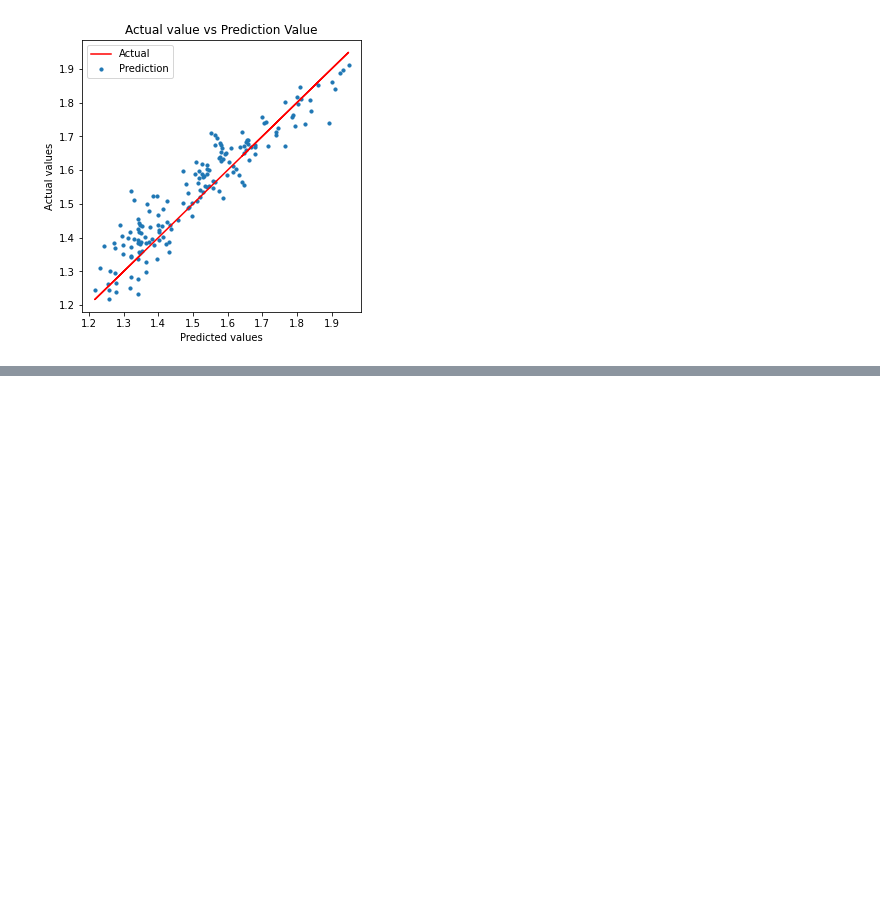
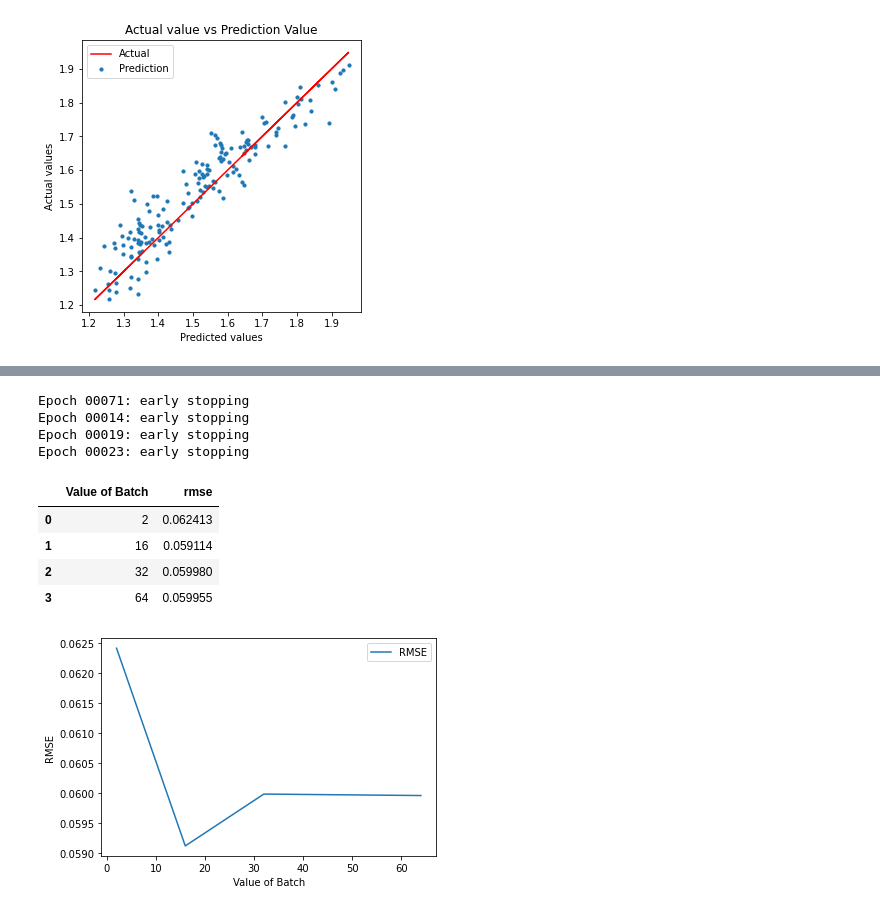
Before and after one commit to YongchangXie/INM701, a Jupyter notebook: Coursework.ipynb, the cells around one changed output, grey strips where cells are left out. Saved outputs shown, nothing was run; the diff lists cells and outputs as text; code cells hidden in the pictures; blank space fills up the shorter version.

```diff
--- a/Coursework.ipynb
+++ b/Coursework.ipynb
@@ -384,0 +391,52 @@ Root Mean Squared Error: 0.047015825685089184
+# %%
+# Fourth Technology - Neural Networks -1
+
+# Creating Neural Networks
+# Set up a keras model & Initialising the NN
+model_nn_batch = Sequential()
+# Adding the input layer and first hidden layer
+model_nn_batch.add(Dense(4,input_dim=X.shape[1], activation='relu'))
+# Setting the number of neurons is 4,input_dim is the number of columns of the dataset,the activation function is ReLU in this case
+# Adding dropout to prevent overfitting
+model_nn_batch.add(Dropout(0.1))
+# Adding second hidden layers with 4 neurons
+model_nn_batch.add(Dense(4,activation='relu'))
+# Adding dropout to prevent overfitting
+model_nn_batch.add(Dropout(0.1))
+# Adding output layer with 1 output value
+model_nn_batch.add(Dense(1,activation='relu'))
+# Compiling the NN
+model_nn_batch.compile(optimizer='adam',loss='mse')
+# Chose adam as optimizer for gradient descent, loss function is L2 mean squared error
+
+#Setting a monitor for early stopping
+monitor = EarlyStopping(monitor='loss', min_delta=1e-100, patience=10, verbose=1, mode='auto')
+# loss function be monitored,minimum change in the monitored quantity to qualify as an improvement is 0.00001,10 epochs with no improvement after training will be stopped. auto mode is selected
+
+# As the monitor been seeting for earlystopping, the only parameter left in NN is batch value, creating a for loop to investigate the optimum batch value
+rmse =[]                             # Creating a tuple for storage training result
+for x in [2,16,32,64]:              # Selecting several target batch value
+    model_nn_batch.max_depth=x         # Bring each target value back to the NN
+    model_nn_batch.fit(X_train_scaled,y_train,epochs=200,batch_size=x,callbacks=[monitor],verbose=0)   # Fitting training data to train the NN
+    prediction = model_nn_batch.predict(X_test_scaled)                    # Predict the target value with test data
+    rmse.append(np.sqrt(mean_squared_error(prediction,y_test)))    # calculate the RMSE between predict value and actual value
+
+
+# Creating a table to show the results
+df_batch=pd.DataFrame({'Value of Batch':[2,16,32,64],'rmse':rmse})        # Creating a dataframe to storage all the data
+display(df_batch)
+# Visualize the results
+sns.lineplot(x='Value of Batch',y='rmse',data=df_batch,label='RMSE')  # ploting a a line to show the RMSE change for training results
+plt.ylabel('RMSE')
+plt.show()
+# %% [output]
+Epoch 00071: early stopping
+Epoch 00014: early stopping
+Epoch 00019: early stopping
+Epoch 00023: early stopping
+|  | Value of Batch | rmse |
+| 0 | 2 | 0.062413 |
+| 1 | 16 | 0.059114 |
+| 2 | 32 | 0.059980 |
+| 3 | 64 | 0.059955 |
+[figure, added]
```
Also changed, not shown: parts of 9 cells of this notebook.
